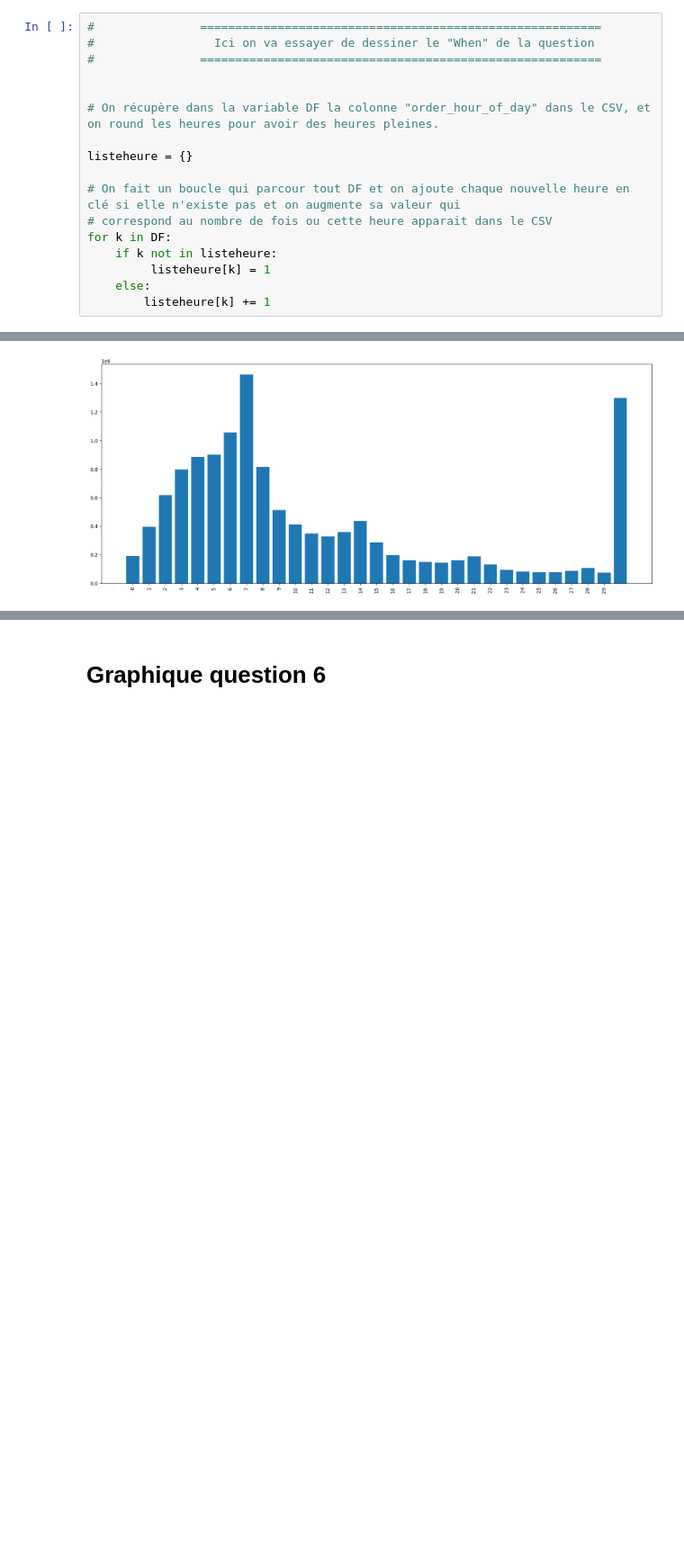
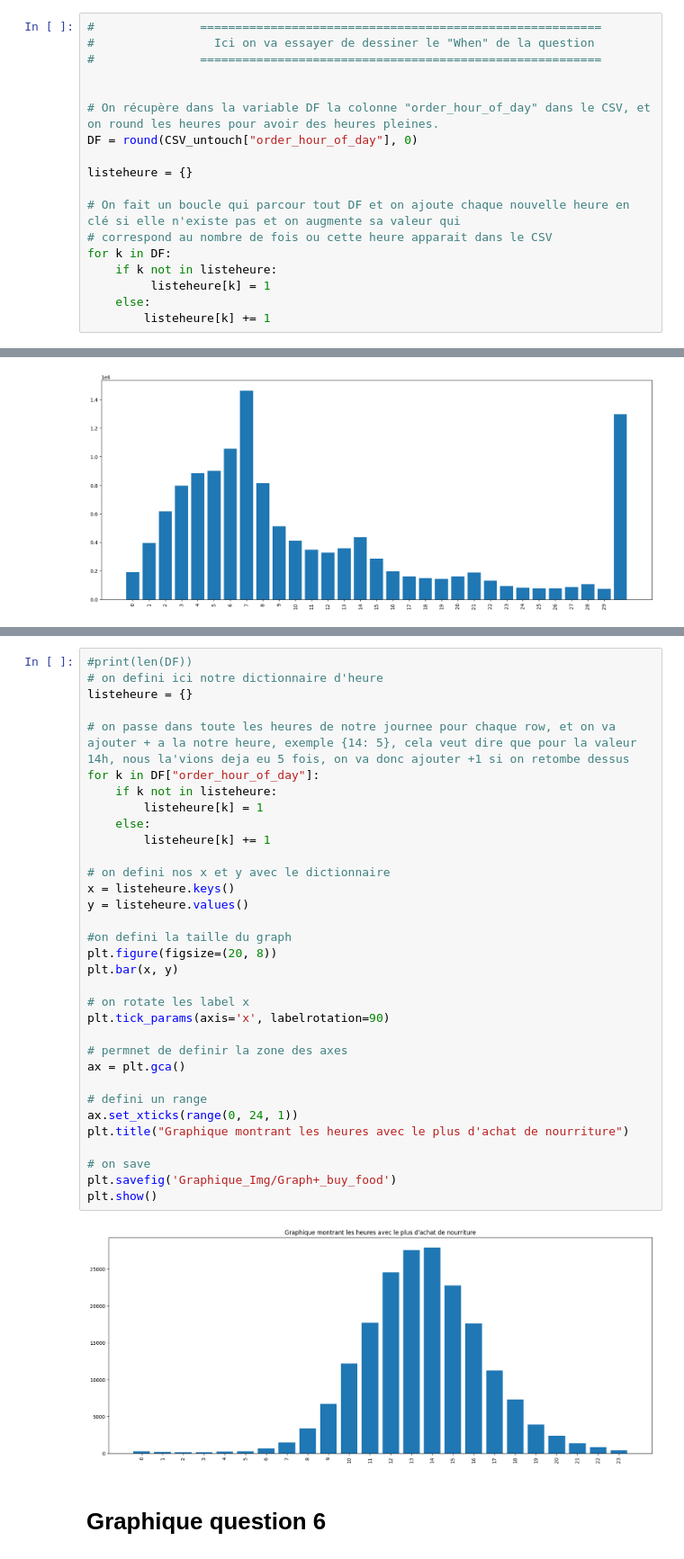
Before and after one commit to BastianHanart/NextBuy, a Jupyter notebook: notebook.ipynb, the cells around one changed output, grey strips where cells are left out. Shown at 90% size. Drawn from its saved outputs; the diff is of its cells as text; blank space fills up the shorter version.

```diff
--- a/notebook.ipynb
+++ b/notebook.ipynb
@@ -126,6 +151,7 @@ plt.show()
 
 
 # On récupère dans la variable DF la colonne "order_hour_of_day" dans le CSV, et on round les heures pour avoir des heures pleines.
+DF = round(CSV_untouch["order_hour_of_day"], 0)
 
 listeheure = {}
 
@@ -192,3 +245,38 @@ plt.show()
+# %%
+#print(len(DF))
+# on defini ici notre dictionnaire d'heure
+listeheure = {}
+
+# on passe dans toute les heures de notre journee pour chaque row, et on va ajouter + a la notre heure, exemple {14: 5}, cela veut dire que pour la valeur 14h, nous la'vions deja eu 5 fois, on va donc ajouter +1 si on retombe dessus
+for k in DF["order_hour_of_day"]:
+    if k not in listeheure:
+        listeheure[k] = 1
+    else:
+        listeheure[k] += 1
+
+# on defini nos x et y avec le dictionnaire
+x = listeheure.keys()
+y = listeheure.values()
+
+#on defini la taille du graph
+plt.figure(figsize=(20, 8))
+plt.bar(x, y)
+
+# on rotate les label x
+plt.tick_params(axis='x', labelrotation=90)
+
+# permnet de definir la zone des axes
+ax = plt.gca()
+
+# defini un range
+ax.set_xticks(range(0, 24, 1))
+plt.title("Graphique montrant les heures avec le plus d'achat de nourriture")
+
+# on save
+plt.savefig('Graphique_Img/Graph+_buy_food')
+plt.show()
+# %% [output]
+[figure, added]
 # %% [markdown]
 # Graphique question 6
 # %% [markdown]
```
Also changed, not shown: parts of 37 cells of this notebook, 3 other files.
